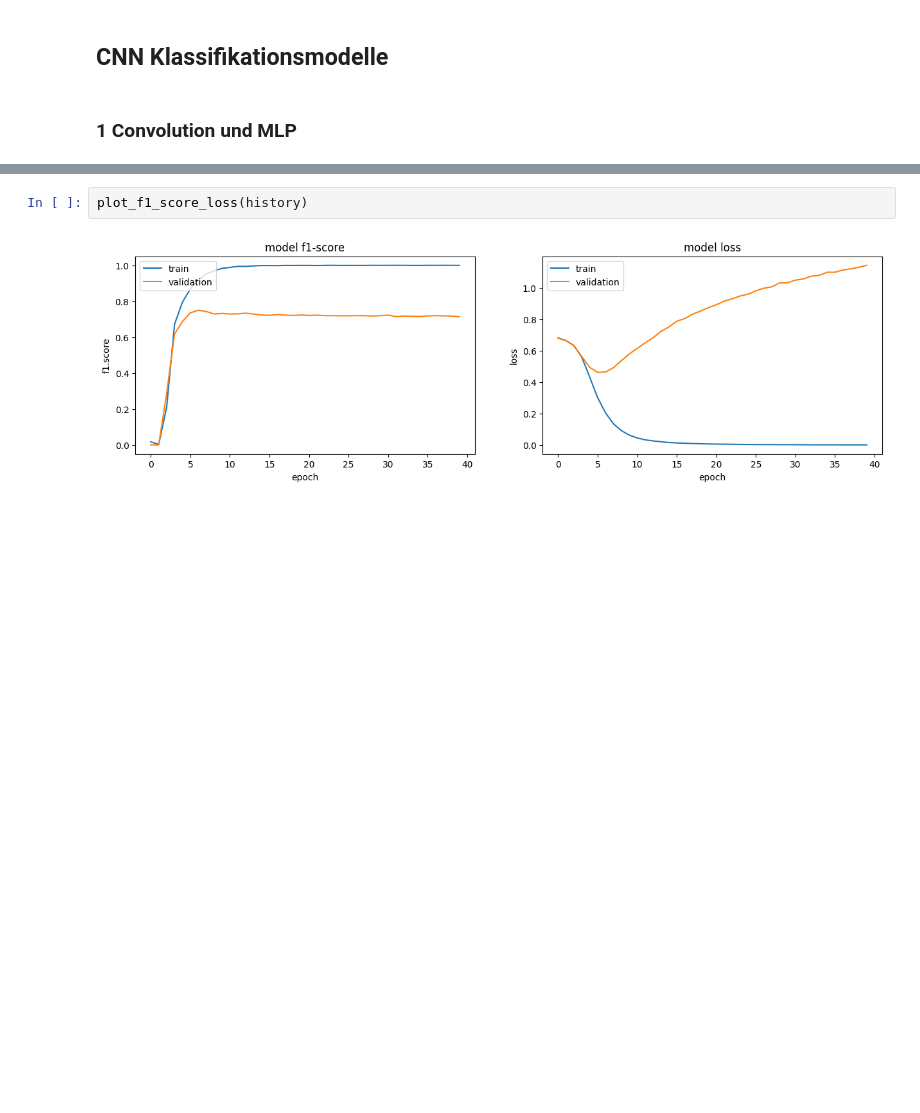
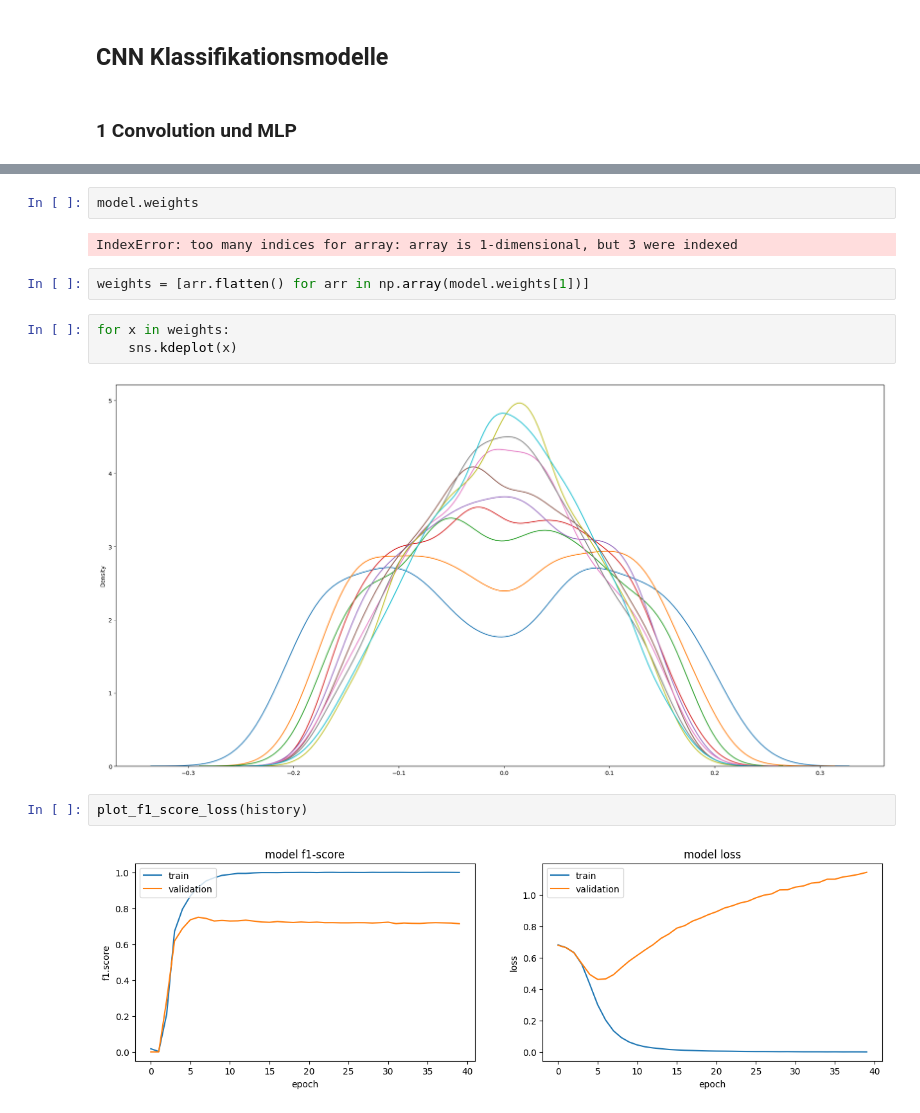
Before and after one commit to florinbarbisch/npr-mc1-text-classification, a Jupyter notebook: Model3_CNN.ipynb, the cells around one changed output, grey strips where cells are left out. Cells and saved outputs as stored; diff of their text form; blank space fills up the shorter version.

```diff
--- a/Model3_CNN.ipynb
+++ b/Model3_CNN.ipynb
@@ -174,3 +270,14 @@ Epoch 40/40
+# %%
+model.weights
+# %% [output]
+IndexError: too many indices for array: array is 1-dimensional, but 3 were indexed
+# %%
+weights = [arr.flatten() for arr in np.array(model.weights[1])]
+# %%
+for x in weights:
+    sns.kdeplot(x)
+# %% [output]
+[figure, added]
 # %%
 plot_f1_score_loss(history)
 # %% [output]
```
Also changed, not shown: parts of 11 cells of this notebook.
